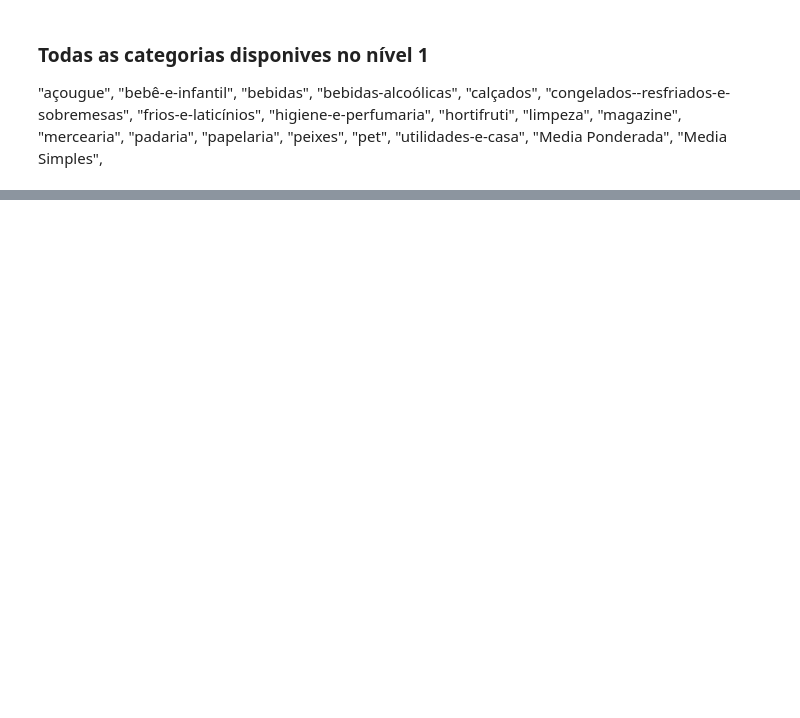
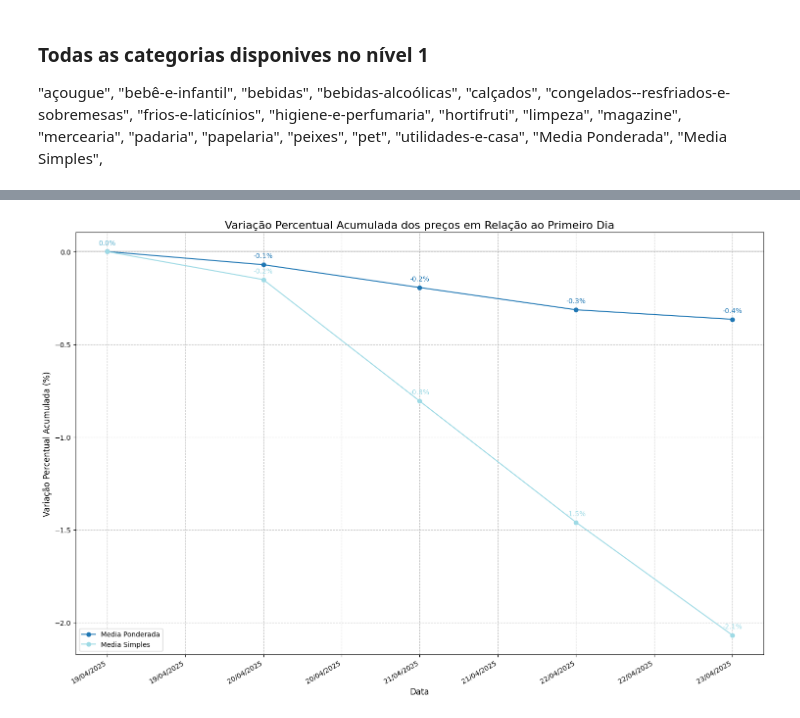
Before and after one commit to AndreLuis933/irmaos-goncalves-scraper, a Jupyter notebook: analize.ipynb, the cells around one changed output, grey strips where cells are left out. Drawn from its saved outputs; the diff is of its cells as text; code cells hidden in the pictures; blank space fills up the shorter version.

```diff
--- a/analize.ipynb
+++ b/analize.ipynb
@@ -306,0 +308,11 @@ grafico_categorias(df_variacao, categorias)
+# %%
+categorias = [
+    "Media Ponderada",
+    "Media Simples",
+    # "açougue",
+]
+
+
+grafico_categorias(df_variacao, categorias)
+# %% [output]
+[figure, added]
```
Also changed, not shown: parts of 2 cells of this notebook, 16 other files.
